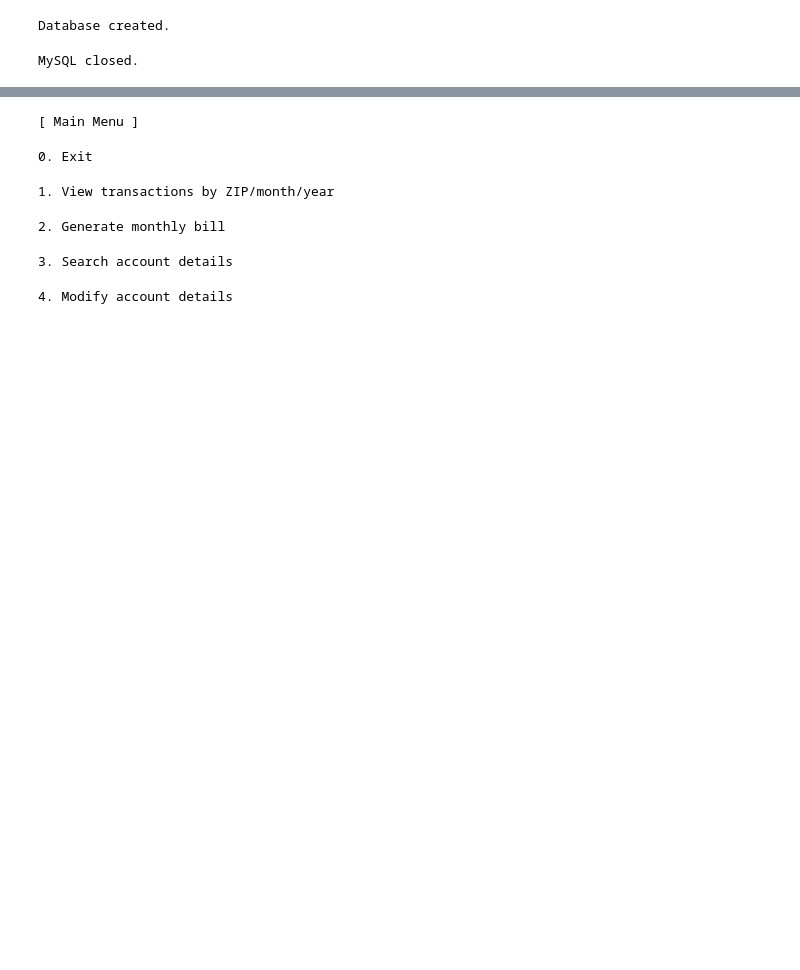
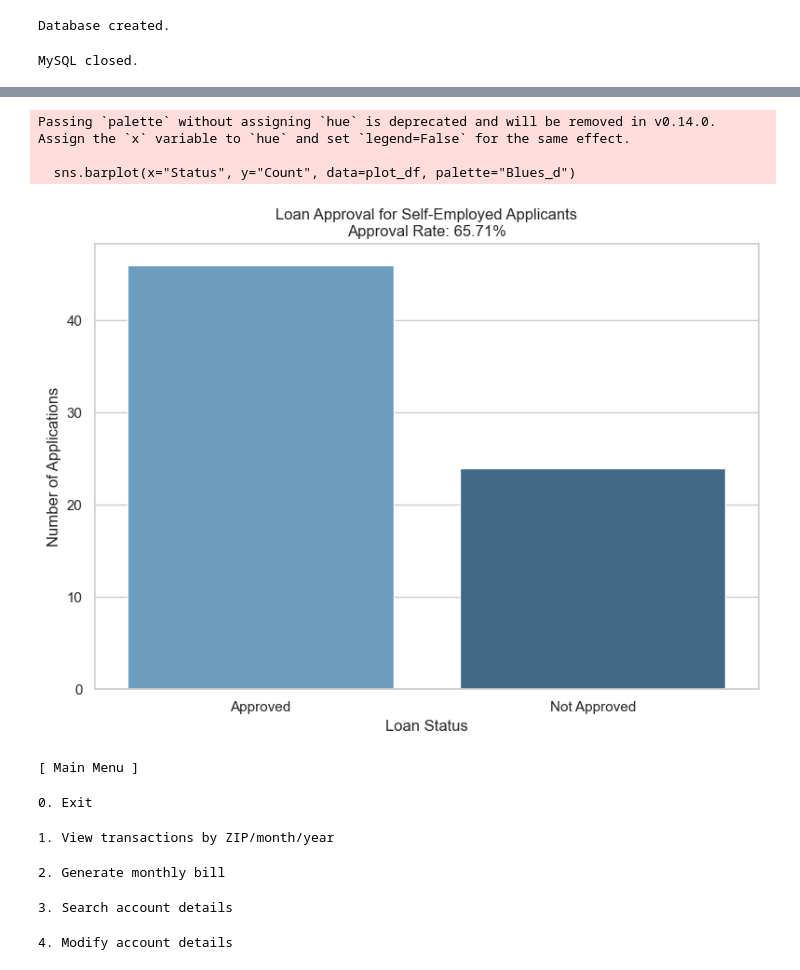
Before and after one commit to ATrubyArena/Per-Scholas, a Jupyter notebook: Capstone/Capstone.ipynb, the cells around one changed output, grey strips where cells are left out. Saved outputs shown, nothing was run; the diff lists cells and outputs as text; code cells hidden in the pictures; blank space fills up the shorter version.

```diff
--- a/Capstone/Capstone.ipynb
+++ b/Capstone/Capstone.ipynb
@@ -522,3 +573,44 @@ plt.show()
+# %%
+spark = SparkSession.builder.appName("Loan Approval Analysis").getOrCreate()
+
+self_employed_df = loan_df.filter(col("Self_Employed") == "Yes")
+
+# Filter for self-employed applicants and calculate counts
+approval_stats = self_employed_df.groupBy().agg(
+    count(when(col("application_status") == "Y", True)).alias("Approved"),
+    count("*").alias("Total")
+)
+
+# Calculate percentage
+stats_pd = approval_stats.toPandas()
+approved = stats_pd["Approved"][0]
+total = stats_pd["Total"][0]
+percentage = (approved / total) * 100 if total else 0
+
+# Prepare data for plotting
+plot_data = {
+    "Status": ["Approved", "Not Approved"],
+    "Count": [approved, total - approved]
+}
+
+# Convert to DataFrame for Seaborn
+import pandas as pd
+plot_df = pd.DataFrame(plot_data)
+
+# Plot
+sns.set(style="whitegrid")
+plt.figure(figsize=(8, 6))
+sns.barplot(x="Status", y="Count", data=plot_df, palette="Blues_d")
+plt.title(f"Loan Approval for Self-Employed Applicants\nApproval Rate: {percentage:.2f}%")
+plt.ylabel("Number of Applications")
+plt.xlabel("Loan Status")
+plt.tight_layout()
+plt.show()
+# %% [output]
+Passing `palette` without assigning `hue` is deprecated and will be removed in v0.14.0. Assign the `x` variable to `hue` and set `legend=False` for the same effect.
+
+  sns.barplot(x="Status", y="Count", data=plot_df, palette="Blues_d")
+[figure, added]
 # %%
 def main_menu():
     while True:
```
Also changed, not shown: parts of 5 cells of this notebook, 4 other files.
